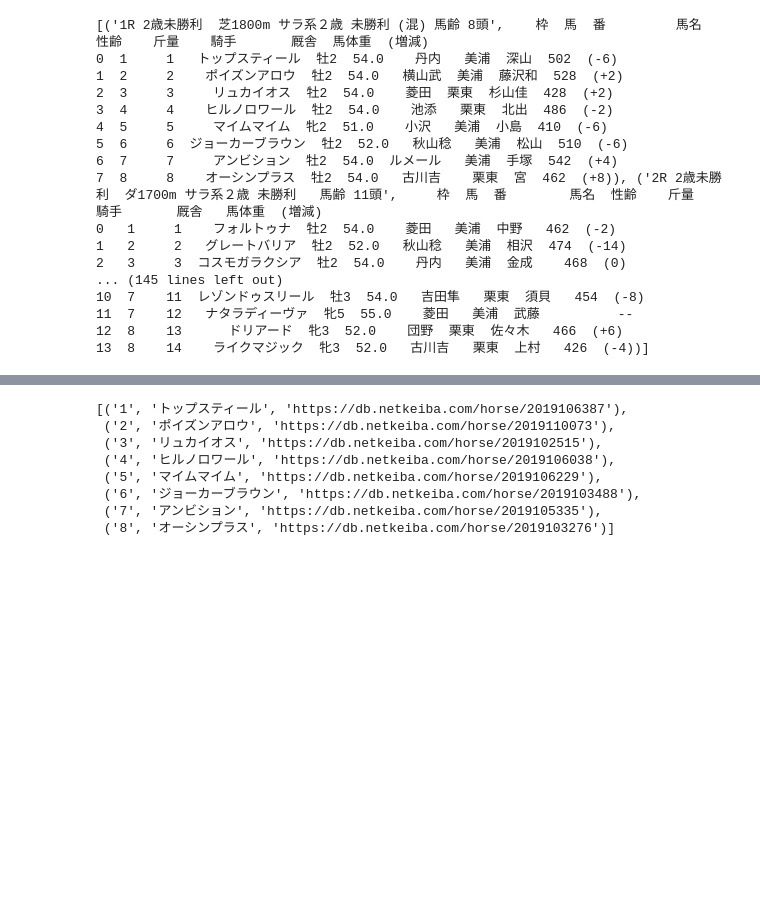
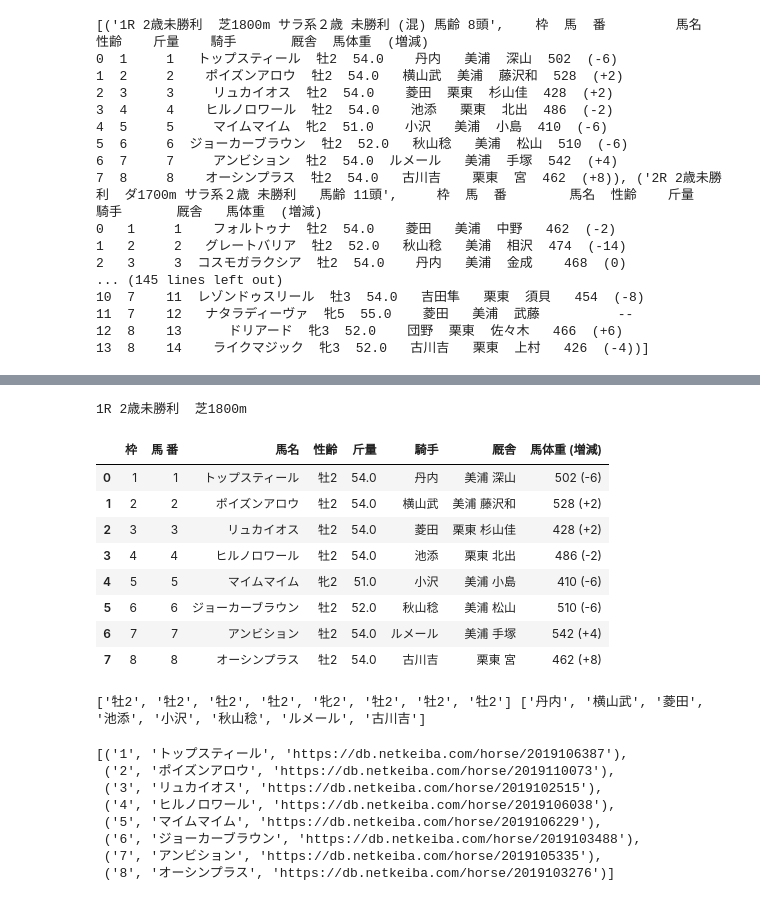
Before and after one commit to justgetwet/horse, a Jupyter notebook: race.ipynb, the cells around one changed output, grey strips where cells are left out. Cells and saved outputs as stored; diff of their text form; code cells hidden in the pictures; blank space fills up the shorter version.

```diff
--- a/race.ipynb
+++ b/race.ipynb
@@ -61,7 +59,37 @@ soup
+# %%
+r = soup.select_one("div.RaceList_Item01 span.RaceNum").text
+title = soup.select_one("div.RaceName").text.split()[0]
+course = soup.select("div.RaceData01 span")[0].text
+print(r, title, course)
+# %% [output]
+1R 2歳未勝利  芝1800m
+# %%
+dfs = rs.get_dfs(soup)
+df = dfs[0].droplevel(0, axis=1)
+srs = []
+for idx, sr in df.iterrows():
+    srs.append(sr.drop(index=["印", "人気", "登録", "メモ"])[:-1])
+race_df = pd.DataFrame(srs)
+race_df
+# %% [output]
+|  | 枠 | 馬 番 | 馬名 | 性齢 | 斤量 | 騎手 | 厩舎 | 馬体重 (増減) |
+| 0 | 1 | 1 | トップスティール | 牡2 | 54.0 | 丹内 | 美浦 深山 | 502 (-6) |
+| 1 | 2 | 2 | ポイズンアロウ | 牡2 | 54.0 | 横山武 | 美浦 藤沢和 | 528 (+2) |
+| 2 | 3 | 3 | リュカイオス | 牡2 | 54.0 | 菱田 | 栗東 杉山佳 | 428 (+2) |
+| 3 | 4 | 4 | ヒルノロワール | 牡2 | 54.0 | 池添 | 栗東 北出 | 486 (-2) |
+| 4 | 5 | 5 | マイムマイム | 牝2 | 51.0 | 小沢 | 美浦 小島 | 410 (-6) |
+| 5 | 6 | 6 | ジョーカーブラウン | 牡2 | 52.0 | 秋山稔 | 美浦 松山 | 510 (-6) |
+| 6 | 7 | 7 | アンビション | 牡2 | 54.0 | ルメール | 美浦 手塚 | 542 (+4) |
+| 7 | 8 | 8 | オーシンプラス | 牡2 | 54.0 | 古川吉 | 栗東 宮 | 462 (+8) |
 # %%
 # soup.select("div[class^=span3]")
 ubans = [tag for tag in soup.select("td[class^=Umaban]")]
 names = [tag for tag in soup.select("span.HorseName a")]
+ages = [tag.text for tag in soup.select("td[class^=Barei]")]
+jockeys = [tag.text.strip("\n") for tag in soup.select("td.Jockey")]
+print(ages, jockeys)
+# %% [output]
+['牡2', '牡2', '牡2', '牡2', '牝2', '牡2', '牡2', '牡2'] ['丹内', '横山武', '菱田', '池添', '小沢', '秋山稔', 'ルメール', '古川吉']
 # %%
 links = [(u.text, n.text, n.get("href")) for u, n in zip(ubans, names)]
 links
```
Also changed, not shown: parts of 5 cells of this notebook, 2 other files.
